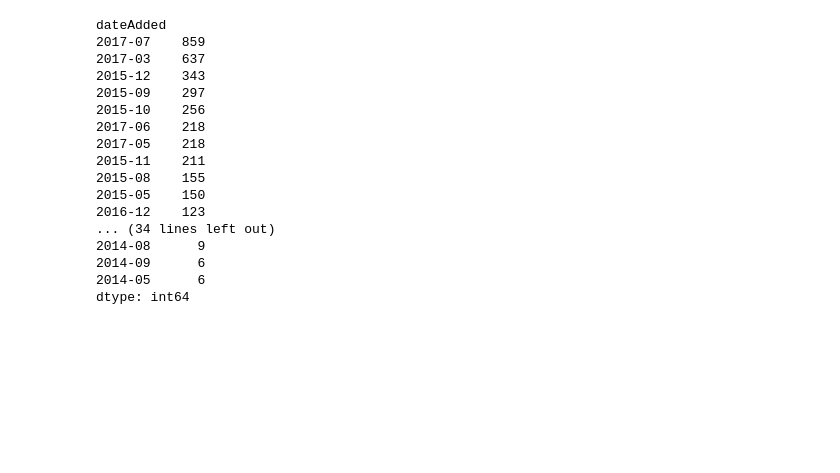
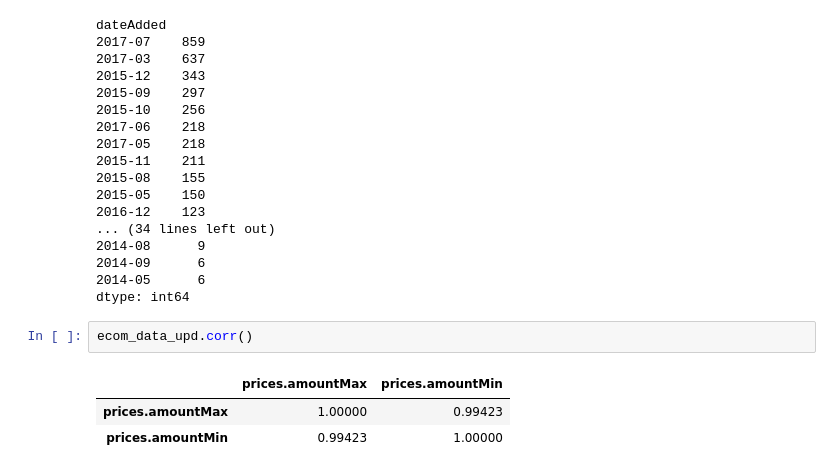
Before and after one commit to panda002/Fall-2019-KDD-Project, a Jupyter notebook: PriceElasticity_price.ipynb, the cells around one changed output. Saved outputs shown, nothing was run; the diff lists cells and outputs as text; blank space fills up the shorter version.

```diff
--- a/PriceElasticity_price.ipynb
+++ b/PriceElasticity_price.ipynb
@@ -341,3 +353,9 @@ dateAdded
 2014-09      6
 2014-05      6
 dtype: int64
+# %%
+ecom_data_upd.corr()
+# %% [output]
+|  | prices.amountMax | prices.amountMin |
+| prices.amountMax | 1.00000 | 0.99423 |
+| prices.amountMin | 0.99423 | 1.00000 |
```
Also changed, not shown: parts of 8 cells of this notebook, 1 other file.
